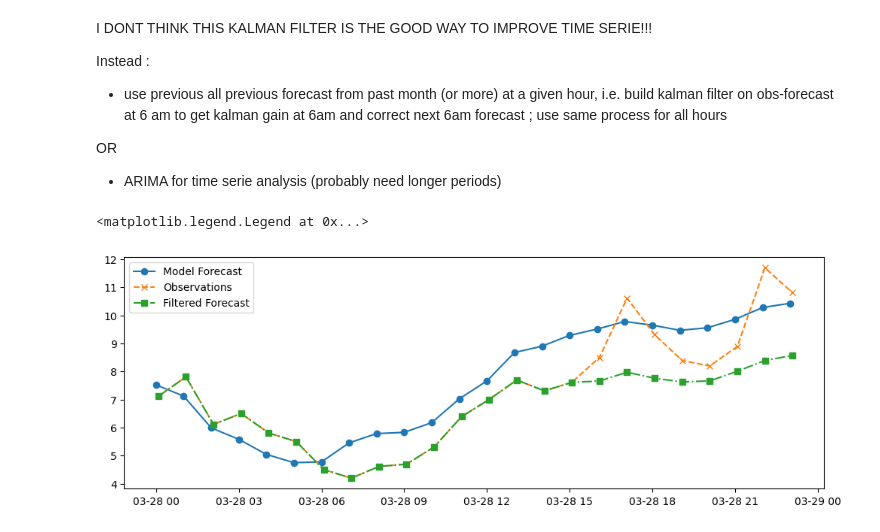
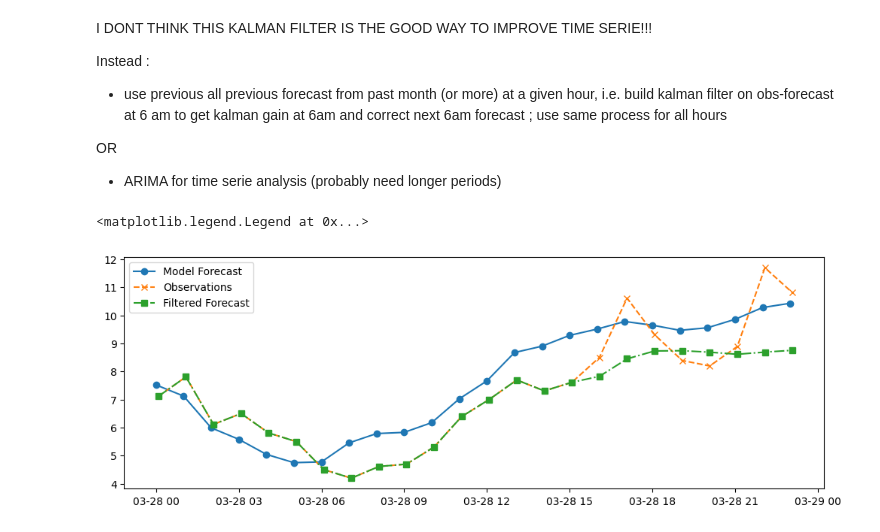
Before and after one commit to jclary-31/Wave_forecast_postprocessing, a Jupyter notebook: Wave.ipynb, the cells around one changed output. Drawn from its saved outputs; the diff is of its cells as text; code cells hidden in the pictures.

```diff
--- a/Wave.ipynb
+++ b/Wave.ipynb
@@ -2343,32 +2343,32 @@ from statsmodels.tsa.arima.model import ARIMA
 ### ON DIFFERENCE
 
 #ordre=(p,q,d) The parameters of the ARIMA model are defined as follows:
 #    p: The lag order, representing the number of lag observations incorporated in the model.
 #    d: Degree of differencing, denoting the number of times raw observations undergo differencing.
 #    q: Order of moving average, indicating the size of the moving average window.
-ordre=(2, 1, 1)
+ordre=(2, 1, 3)
 
 #define optimal order p,d,q ???
 
 
 observed_data['time']=pd.to_datetime(observed_data['time']).tz_localize(None)
 forecast_data['time']=pd.to_datetime(forecast_data['time']).tz_localize(None)
 Y=observed_data['Wind_speed'].values - forecast_data ['Wind_speed'].values
 
 
 model = ARIMA(Y[:end_step], order=ordre)
 model_fit = model.fit()
 
 predic=model_fit.forecast(steps=observed_data['time'].shape[0]-end_step)
 
 X=np.hstack([Y[:end_step],predic])
 X+forecasts
 
 fig, ax = plt.subplots(1,1, figsize=(12, 4))
 ax.plot(forecast_data['time'], forecasts, label='Model Forecast', marker='o', linestyle='-')
 ax.plot(observed_data['time'], observations, label='Observations', marker='x', linestyle='--')
 ax.plot(observed_data['time'],X+forecasts, label='Filtered Forecast', marker='s', linestyle='-.')
 ax.legend()
 # %% [output]
 <matplotlib.legend.Legend at 0x...>
-[figure, old version]
+[figure, new version]
```
